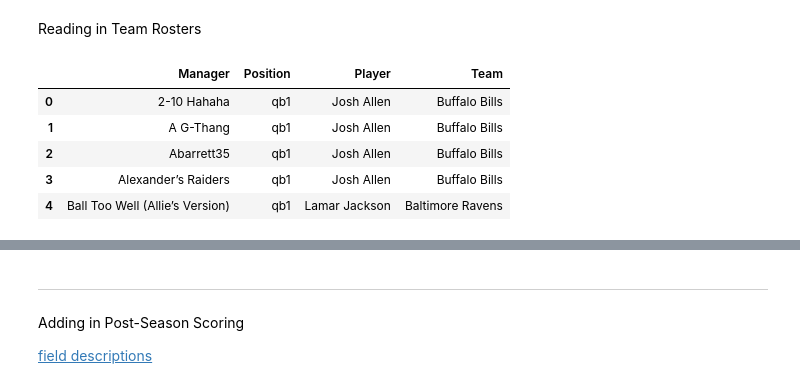
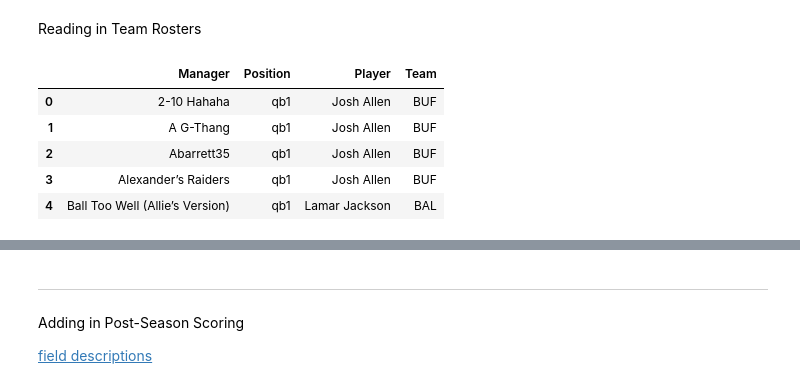
Before and after one commit to erincmurphy83/FFPE25, a Jupyter notebook: 0_data_cleaning.ipynb, the cells around one changed output, grey strips where cells are left out. Saved outputs shown, nothing was run; the diff lists cells and outputs as text; code cells hidden in the pictures.

```diff
--- a/0_data_cleaning.ipynb
+++ b/0_data_cleaning.ipynb
@@ -27,36 +25,54 @@ c = {
     'Group 3 Running Backs': 'rb3',
     'Group 4 Running Backs': 'rb4',
     'Group 1 Wide Receivers': 'wr1',
     'Group 2 Wide Receivers': 'wr2',
     'Group 3 Wide Receivers': 'wr3',
     'Group 4 Wide Receivers': 'wr4',
     'Group 5 Wide Receivers': 'wr5',
     'Tier 1 Tight Ends': 'te1',
     'Tier 2 Tight Ends': 'te2',
     'Timestamp': 'timestamp'
 }
 df = df.rename(columns=c)
 df.drop(columns=['timestamp'], inplace=True)
 
 # Find all commas and replace with |
 df = df.replace(',', ' | ', regex=True)
 
 # Reorient the dataframe to be in a long format
 df = df.melt(id_vars=['Manager'], value_name='Player')
 df.rename(columns={'variable': 'Position'}, inplace=True)
 
 # Split player names and team names
 df[['Player', 'Team']] = df['Player'].str.split('|', expand=True)
 
-#remove extra spaces
+# Remove extra spaces
 df['Player'] = df['Player'].str.strip()
 df['Team'] = df['Team'].str.strip()
 
+# Map team names to abbreviations
+teams_dict = {'Baltimore Ravens':'BAL',
+              'Buffalo Bills':'BUF',
+              'Denver Broncos':'DEN',
+              'Detroit Lions':'DET',
+              'Green Bay Packers':'GB',
+              'Houston Texans':'HOU',
+              'Kansas City Chiefs': 'KC',
+              'Los Angeles Chargers': 'LAC',
+              'Los Angeles Rams': 'LAR',
+              'Minnesota Vikings': 'MIN',
+              'Philadelphia Eagles': 'PHI',
+              'Pittsburgh Steelers': 'PIT',
+              'Tampa Bay Buccaneers': 'TB',
+              'Washington Commanders': 'WAS'}
+
+df['Team'] = df['Team'].map(teams_dict)
+
 df.head()
 # %% [output]
 |  | Manager | Position | Player | Team |
-| 0 | 2-10 Hahaha | qb1 | Josh Allen | Buffalo Bills |
-| 1 | A G-Thang | qb1 | Josh Allen | Buffalo Bills |
-| 2 | Abarrett35 | qb1 | Josh Allen | Buffalo Bills |
-| 3 | Alexander’s Raiders | qb1 | Josh Allen | Buffalo Bills |
-| 4 | Ball Too Well (Allie’s Version) | qb1 | Lamar Jackson | Baltimore Ravens |
+| 0 | 2-10 Hahaha | qb1 | Josh Allen | BUF |
+| 1 | A G-Thang | qb1 | Josh Allen | BUF |
+| 2 | Abarrett35 | qb1 | Josh Allen | BUF |
+| 3 | Alexander’s Raiders | qb1 | Josh Allen | BUF |
+| 4 | Ball Too Well (Allie’s Version) | qb1 | Lamar Jackson | BAL |
```
Also changed, not shown: parts of 39 cells of this notebook.
